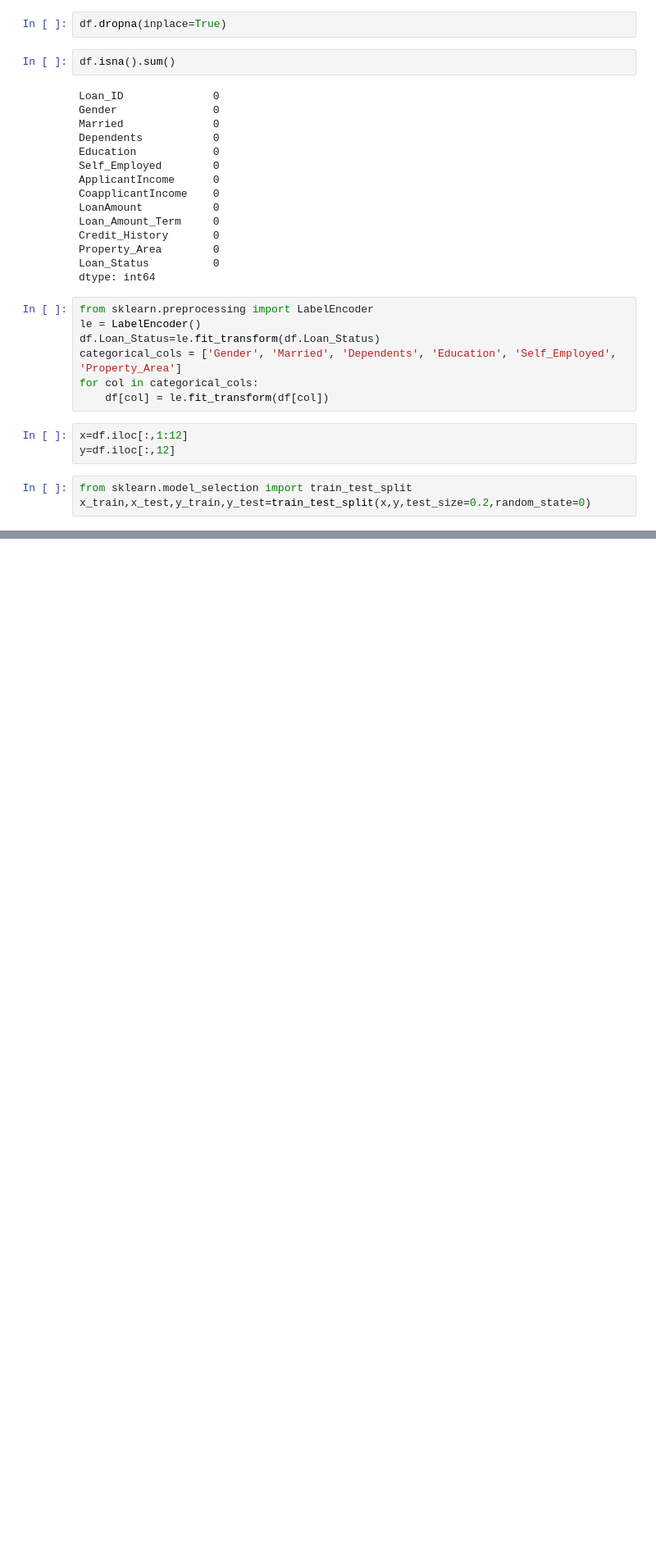
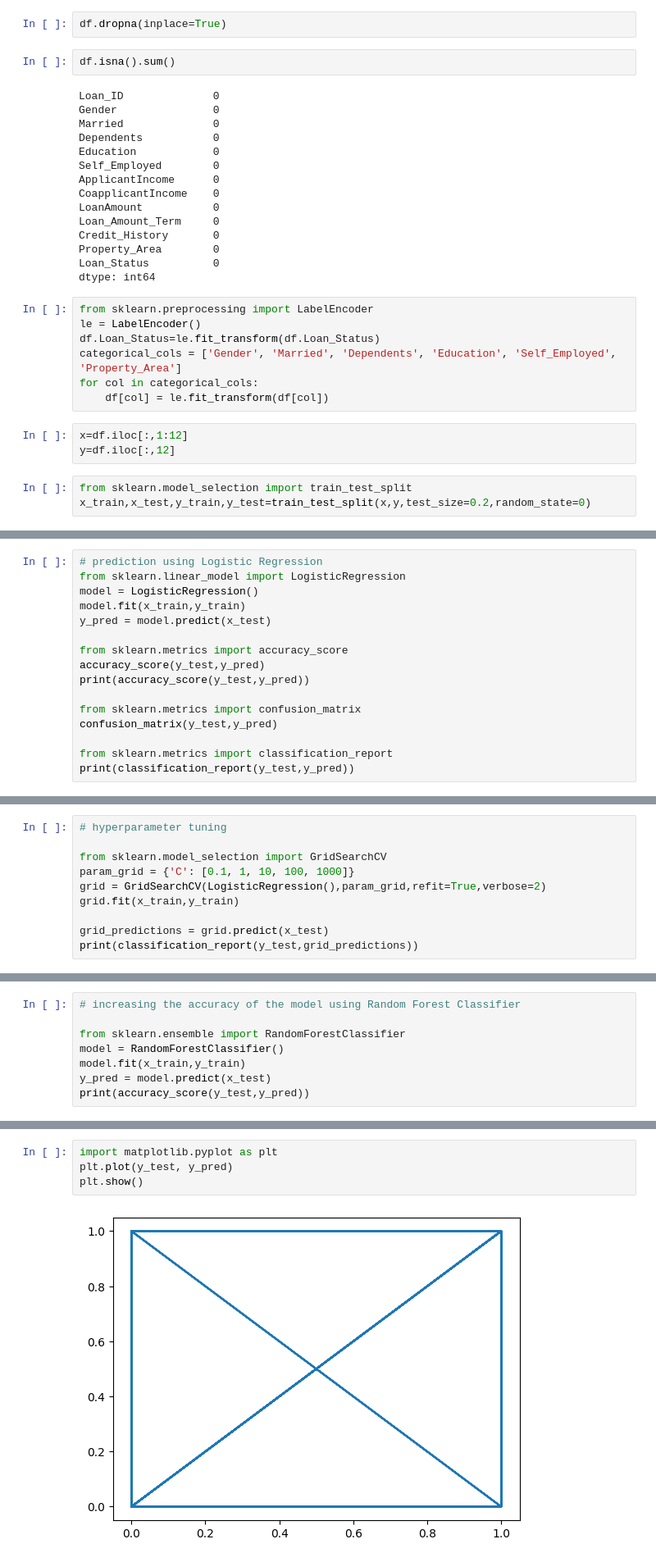
Before and after one commit to Anonymous096/MLOps, a Jupyter notebook: First.ipynb, the cells around one changed output, grey strips where cells are left out. Shown at 82% size. Saved outputs shown, nothing was run; the diff lists cells and outputs as text; blank space fills up the shorter version.

Commit message:
WIP: model traing

```diff
--- a/First.ipynb
+++ b/First.ipynb
@@ -164,0 +189,16 @@ Matplotlib is building the font cache; this may take a moment.
+# %%
+# prediction using Logistic Regression
+from sklearn.linear_model import LogisticRegression
+model = LogisticRegression()
+model.fit(x_train,y_train)
+y_pred = model.predict(x_test)
+
+from sklearn.metrics import accuracy_score
+accuracy_score(y_test,y_pred)
+print(accuracy_score(y_test,y_pred))
+
+from sklearn.metrics import confusion_matrix
+confusion_matrix(y_test,y_pred)
+
+from sklearn.metrics import classification_report
+print(classification_report(y_test,y_pred))
@@ -164,0 +222,10 @@ Matplotlib is building the font cache; this may take a moment.
+# %%
+# hyperparameter tuning
+
+from sklearn.model_selection import GridSearchCV
+param_grid = {'C': [0.1, 1, 10, 100, 1000]}
+grid = GridSearchCV(LogisticRegression(),param_grid,refit=True,verbose=2)
+grid.fit(x_train,y_train)
+
+grid_predictions = grid.predict(x_test)
+print(classification_report(y_test,grid_predictions))
@@ -164,0 +267,8 @@ Matplotlib is building the font cache; this may take a moment.
+# %%
+# increasing the accuracy of the model using Random Forest Classifier
+
+from sklearn.ensemble import RandomForestClassifier
+model = RandomForestClassifier()
+model.fit(x_train,y_train)
+y_pred = model.predict(x_test)
+print(accuracy_score(y_test,y_pred))
@@ -164,0 +397,6 @@ Matplotlib is building the font cache; this may take a moment.
+# %%
+import matplotlib.pyplot as plt
+plt.plot(y_test, y_pred)
+plt.show()
+# %% [output]
+[figure, added]
```
Also changed, not shown: parts of 10 cells of this notebook.
